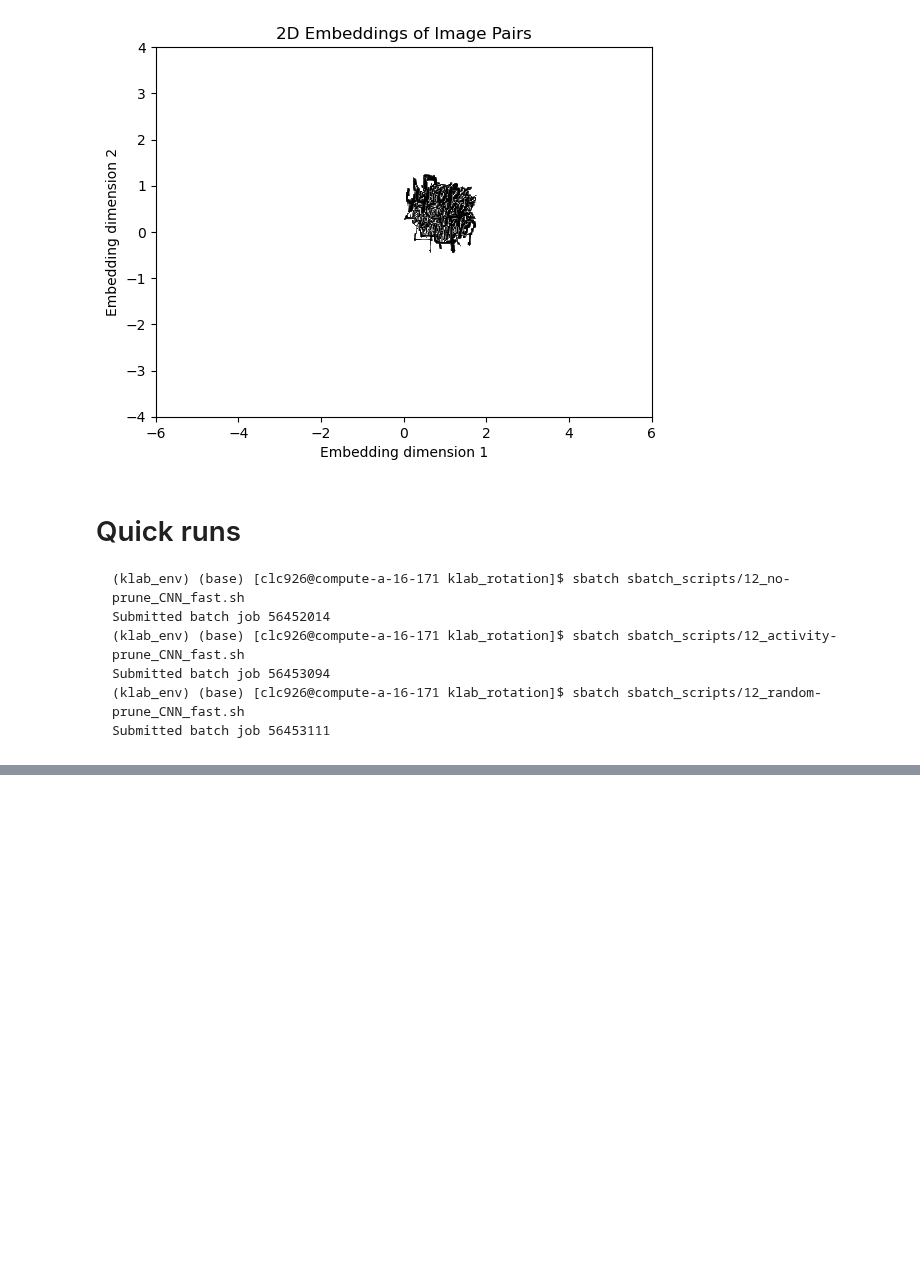
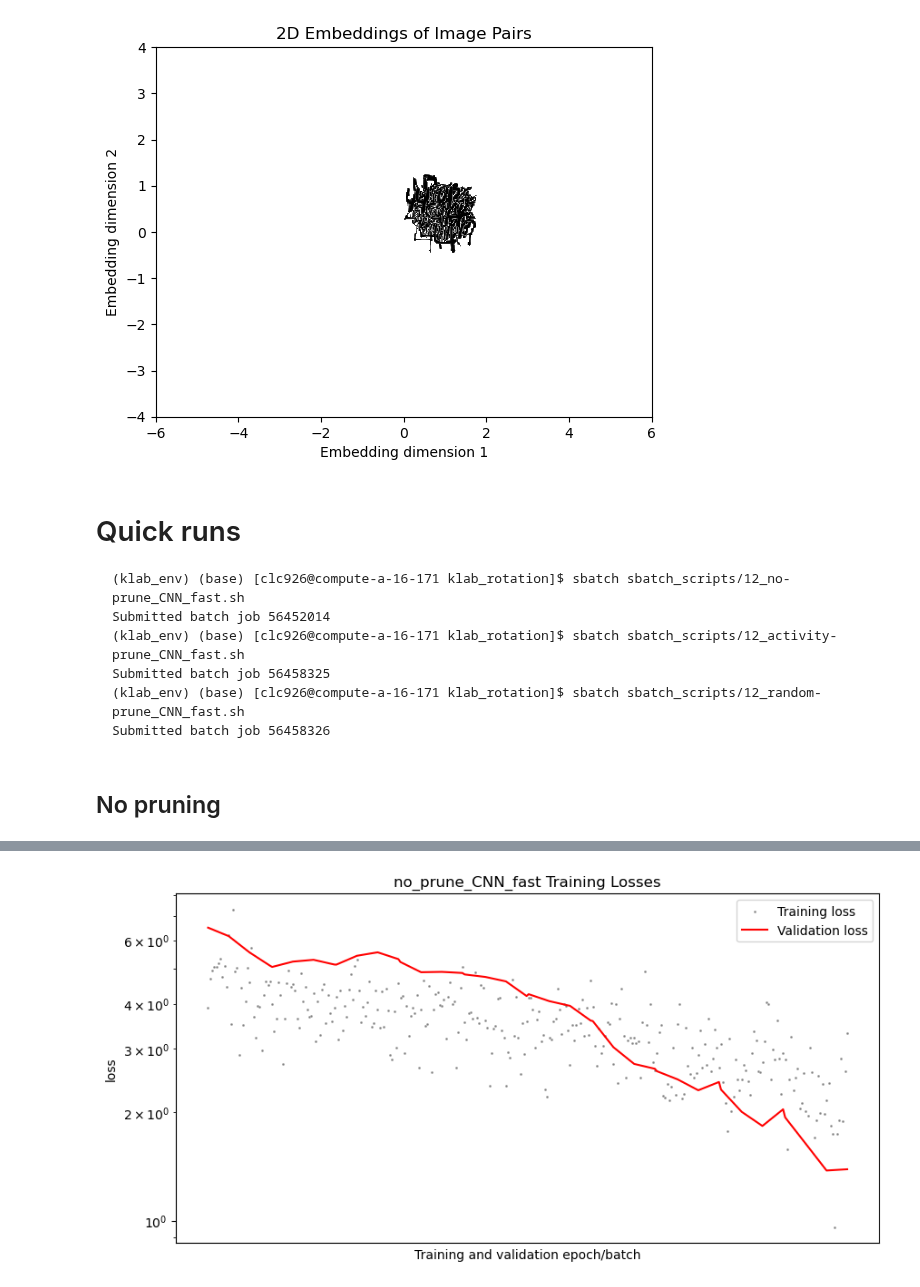
Before and after one commit to cchu70/klab_rotation, a Jupyter notebook: 12_MiniAlexNet-unsupervised-SBATCH.ipynb, the cells around one changed output, grey strips where cells are left out. Saved outputs shown, nothing was run; the diff lists cells and outputs as text; code cells hidden in the pictures; blank space fills up the shorter version.

Commit message:
run full CNN unsupervised sbatch scripts

````diff
--- a/12_MiniAlexNet-unsupervised-SBATCH.ipynb
+++ b/12_MiniAlexNet-unsupervised-SBATCH.ipynb
@@ -85,7 +85,16 @@ test_results.plot_image_embeddings(train_pair_dataloader, num_pairs_per_batch=2)
 (klab_env) (base) [clc926@compute-a-16-171 klab_rotation]$ sbatch sbatch_scripts/12_no-prune_CNN_fast.sh
 Submitted batch job 56452014
 (klab_env) (base) [clc926@compute-a-16-171 klab_rotation]$ sbatch sbatch_scripts/12_activity-prune_CNN_fast.sh
-Submitted batch job 56453094
+Submitted batch job 56458325
 (klab_env) (base) [clc926@compute-a-16-171 klab_rotation]$ sbatch sbatch_scripts/12_random-prune_CNN_fast.sh
-Submitted batch job 56453111
+Submitted batch job 56458326
 ```
+# %%
+no_prune_results = CNNUnsupervisedTrainingResults("/home/clc926/Desktop/klab_rotation/outputs/12/no_prune_CNN_fast/sbatch-56452014_bs-32_sf-0.05_sl-49_vr-6_nti-10_lmd-2_m-5.0_pmt-NoPrune_g-0.1_lr-0.001_s-4")
+act_prune_results = CNNUnsupervisedTrainingResults("/home/clc926/Desktop/klab_rotation/outputs/12/activity_prune_CNN_fast/sbatch-56458325_bs-32_sf-0.05_sl-49_vr-6_nti-10_lmd-2_m-5.0_pmt-Activity_g-0.1_lr-0.001_s-4")
+rand_prune_results = CNNUnsupervisedTrainingResults("/home/clc926/Desktop/klab_rotation/outputs/12/random_prune_CNN_fast/sbatch-56458326_bs-32_sf-0.05_sl-49_vr-6_nti-10_lmd-2_m-5.0_pmt-Random_g-0.1_lr-0.001_s-4")
+# %% [markdown]
+## No pruning
+# %%
+no_prune_results.plot_training_losses()
+# %% [output]
@@ -91,0 +103 @@ Submitted batch job 56453111
+[figure, added]
````
Also changed, not shown: parts of 13 cells of this notebook, 25 other files.
